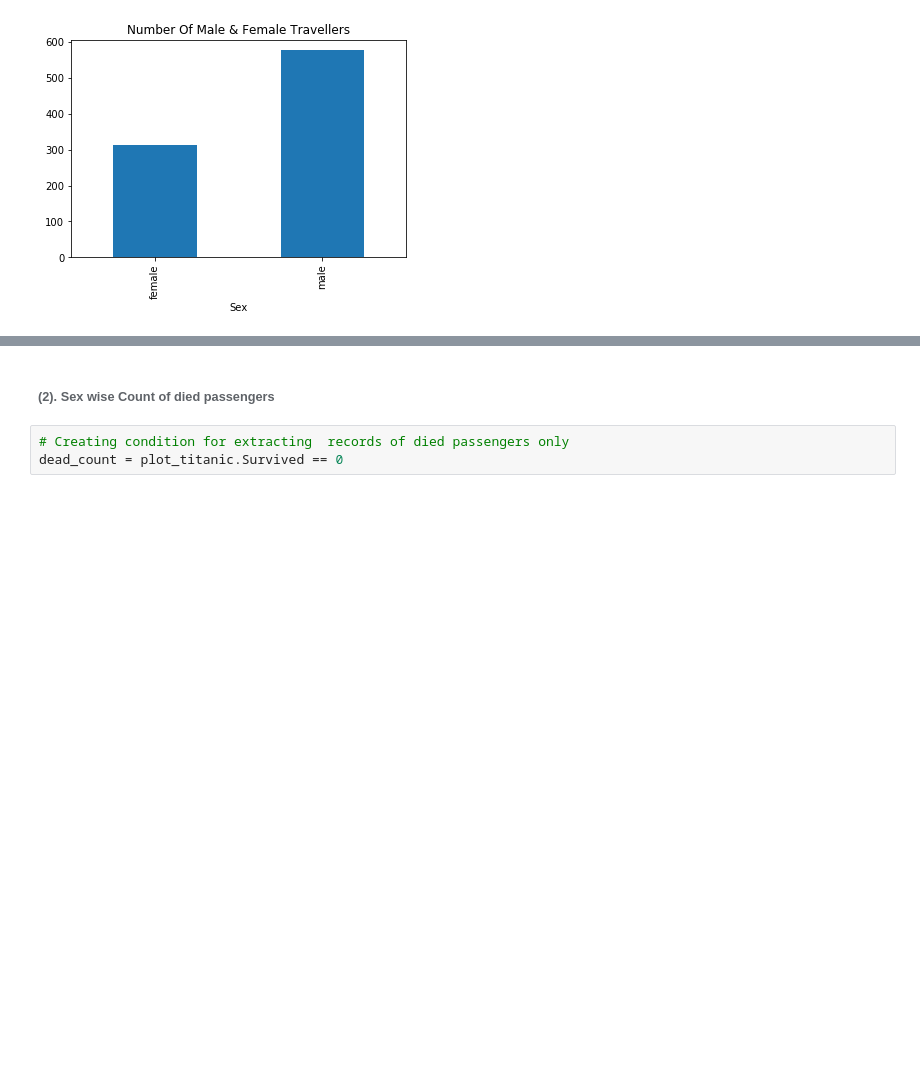
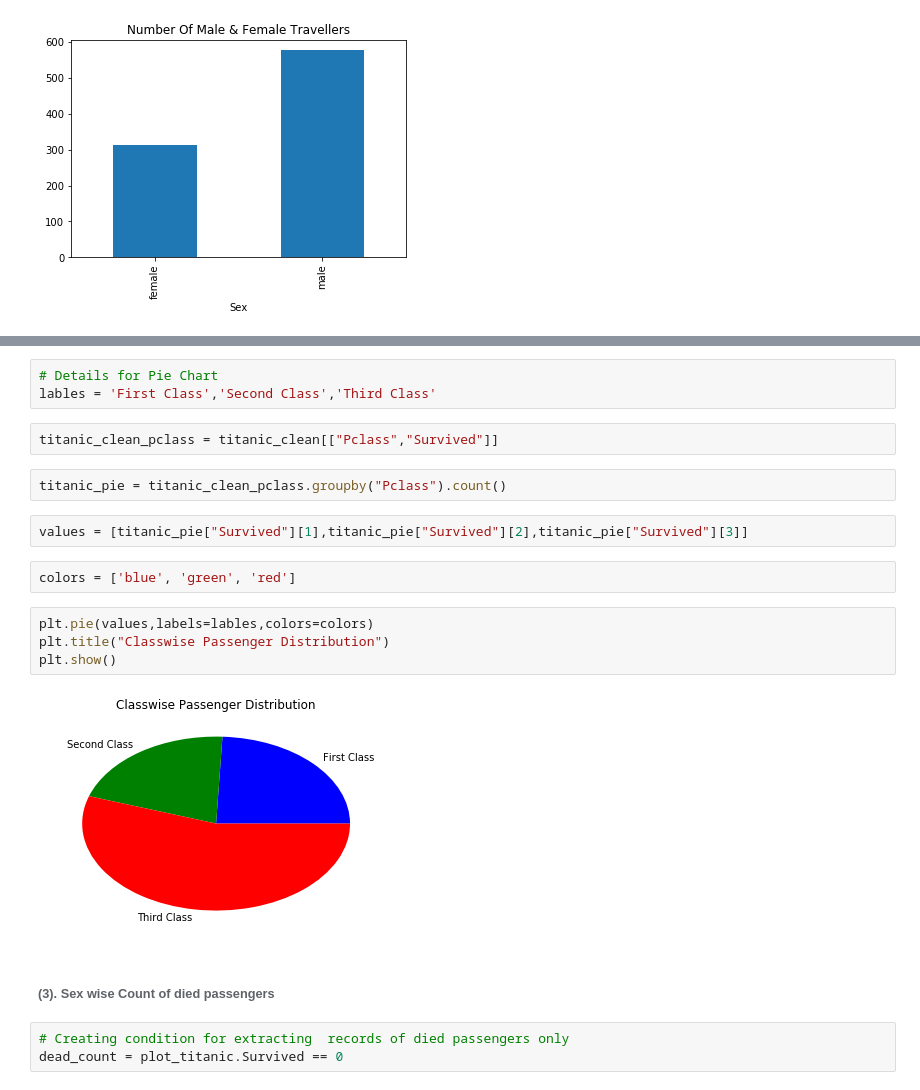
Before and after one commit to pjoshi06/TitanicAnalysis, a Jupyter notebook: titanic.ipynb, the cells around one changed output, grey strips where cells are left out. Drawn from its saved outputs; the diff is of its cells as text; blank space fills up the shorter version.

```diff
--- a/titanic.ipynb
+++ b/titanic.ipynb
@@ -211,5 +267,22 @@ plot_titanic.groupby("Sex").count().plot(kind='bar',title='Number Of Male & Fema
+# %%
+# Details for Pie Chart
+lables = 'First Class','Second Class','Third Class'
+# %%
+titanic_clean_pclass = titanic_clean[["Pclass","Survived"]]
+# %%
+titanic_pie = titanic_clean_pclass.groupby("Pclass").count()
+# %%
+values = [titanic_pie["Survived"][1],titanic_pie["Survived"][2],titanic_pie["Survived"][3]]
+# %%
+colors = ['blue', 'green', 'red']
+# %%
+plt.pie(values,labels=lables,colors=colors)
+plt.title("Classwise Passenger Distribution")
+plt.show()
+# %% [output]
+[figure, added]
 # %% [markdown]
-###### (2). Sex wise Count of died passengers
+###### (3). Sex wise Count of died passengers
 # %%
 # Creating condition for extracting  records of died passengers only
 dead_count = plot_titanic.Survived == 0
```
Also changed, not shown: parts of 16 cells of this notebook.
